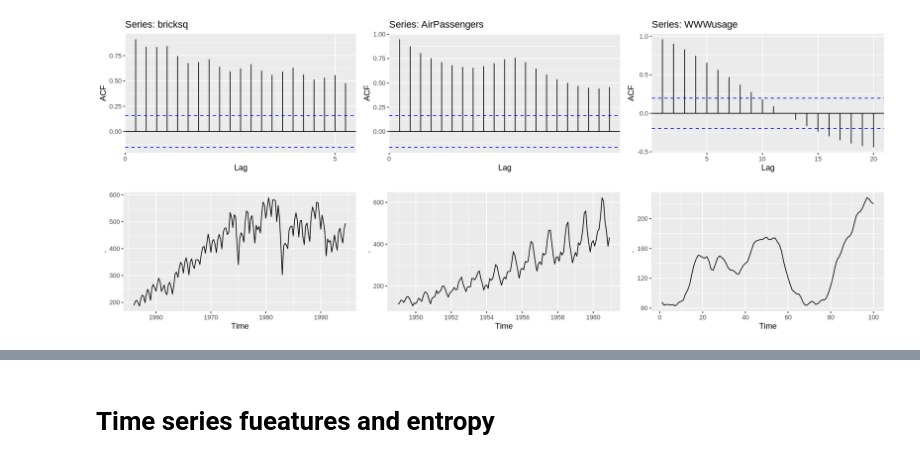
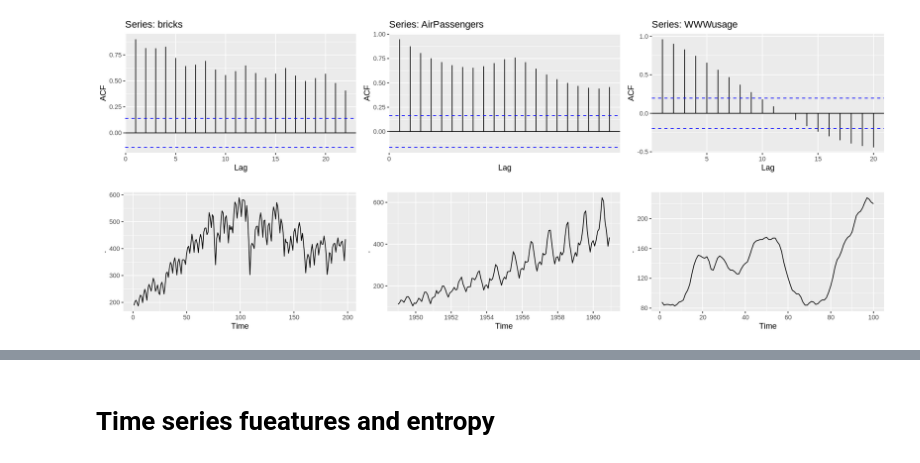
Before and after one commit to nepslor/teaching, a Jupyter notebook: TimeSeriesForecasting/WhatCanBeForecasted.ipynb, the cells around one changed output, grey strips where cells are left out. Saved outputs shown, nothing was run; the diff lists cells and outputs as text; code cells hidden in the pictures.

```diff
--- a/TimeSeriesForecasting/WhatCanBeForecasted.ipynb
+++ b/TimeSeriesForecasting/WhatCanBeForecasted.ipynb
@@ -42,12 +49,15 @@ set_plot_dimensions(15, 6)
 # %%
-plt1 <- acf(bricksq, plot=FALSE) %>% autoplot()
+bricks <- aus_production %>% filter(!is.na(Bricks))
+bricks <-ts(bricks$Bricks)
+
+plt1 <- acf(bricks, plot=FALSE) %>% autoplot()
 plt2 <- acf(AirPassengers, lag_max = 100, plot=FALSE) %>% autoplot()
 plt3 <- acf(WWWusage, lag_max = 100, plot=FALSE) %>% autoplot()
 
-plt4 <- bricksq %>% autoplot()
+plt4 <- bricks %>% autoplot()
 plt5 <- AirPassengers %>% autoplot()
 plt6 <- WWWusage %>% autoplot()
 
 grid.arrange(plt1, plt2, plt3, plt4, plt5, plt6, ncol=3, nrow=2)
 # %% [output]
-[figure, old version]
+[figure, new version]
```
Also changed, not shown: parts of 20 cells of this notebook.
